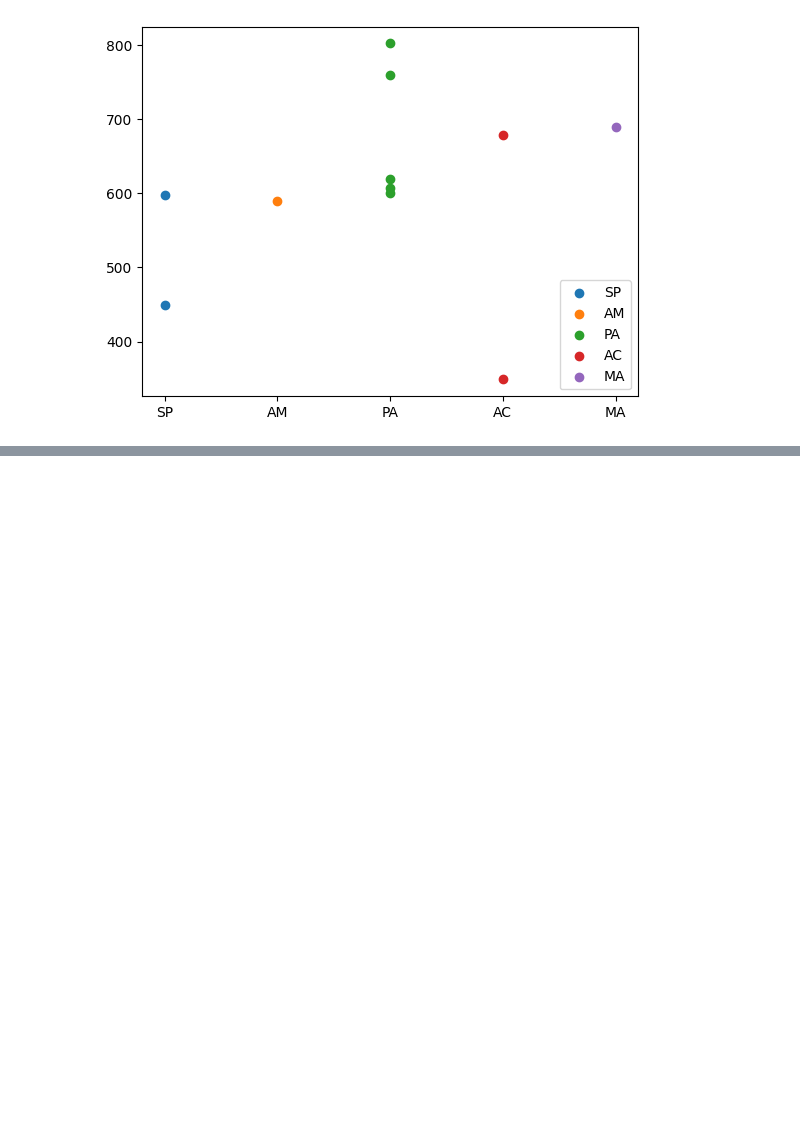
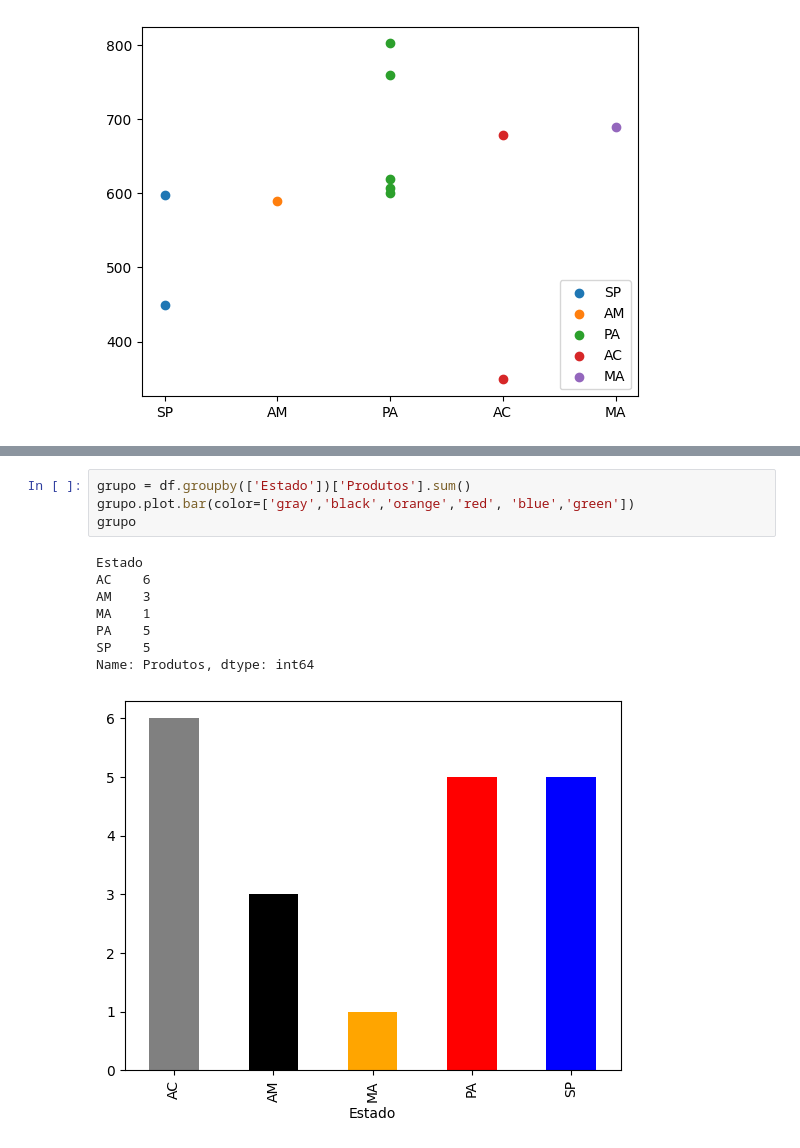
Before and after one commit to renatarep-ad/AD_pandas_exemplos, a Jupyter notebook: analise_exploratoria.ipynb, the cells around one changed output, grey strips where cells are left out. Drawn from its saved outputs; the diff is of its cells as text; blank space fills up the shorter version.

```diff
--- a/analise_exploratoria.ipynb
+++ b/analise_exploratoria.ipynb
@@ -343,0 +368,13 @@ plt.scatter(df.Genero,df.Saldo)
+# %%
+grupo = df.groupby(['Estado'])['Produtos'].sum()
+grupo.plot.bar(color=['gray','black','orange','red', 'blue','green'])
+grupo
+# %% [output]
+Estado
+AC    6
+AM    3
+MA    1
+PA    5
+SP    5
+Name: Produtos, dtype: int64
+[figure, added]
```
Also changed, not shown: parts of 5 cells of this notebook.
